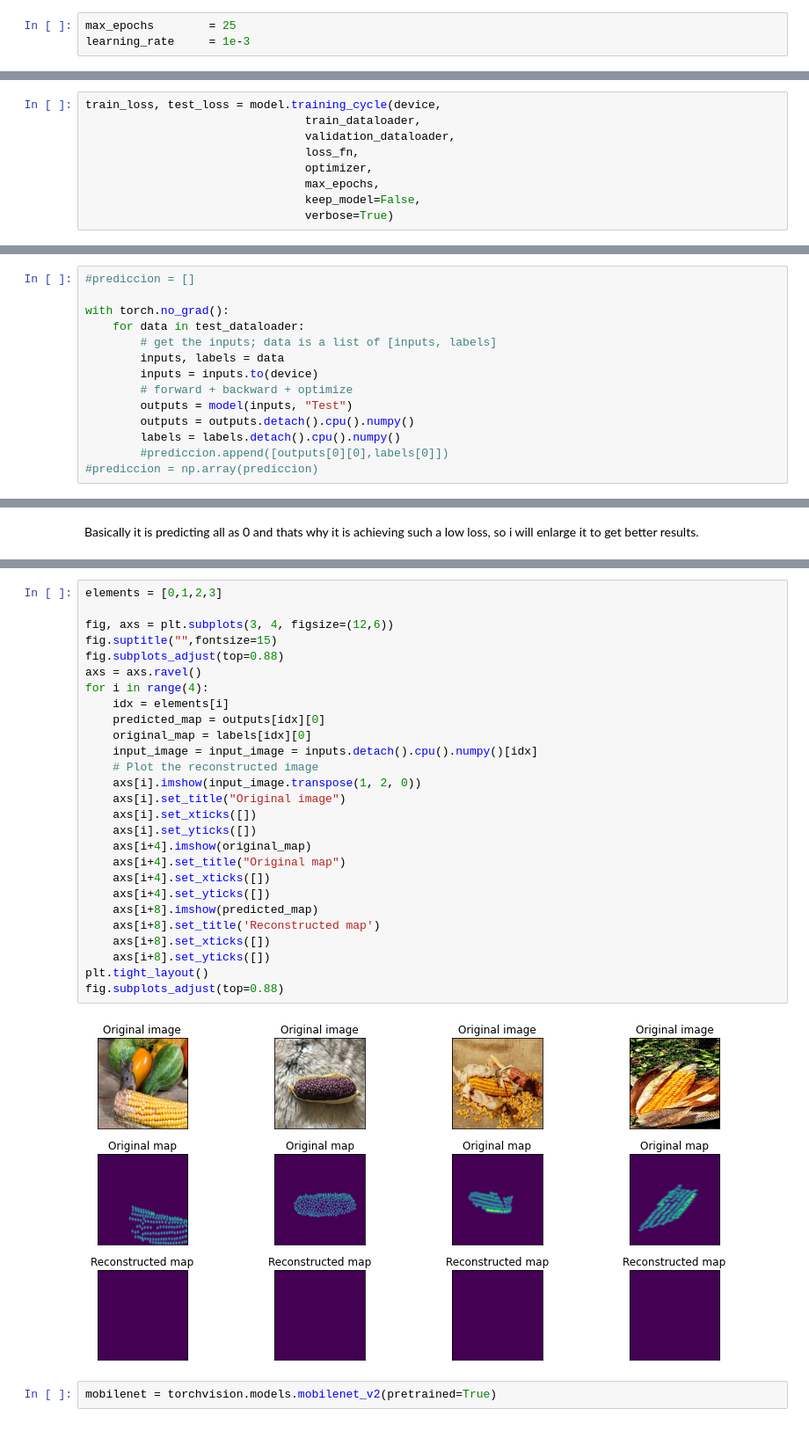
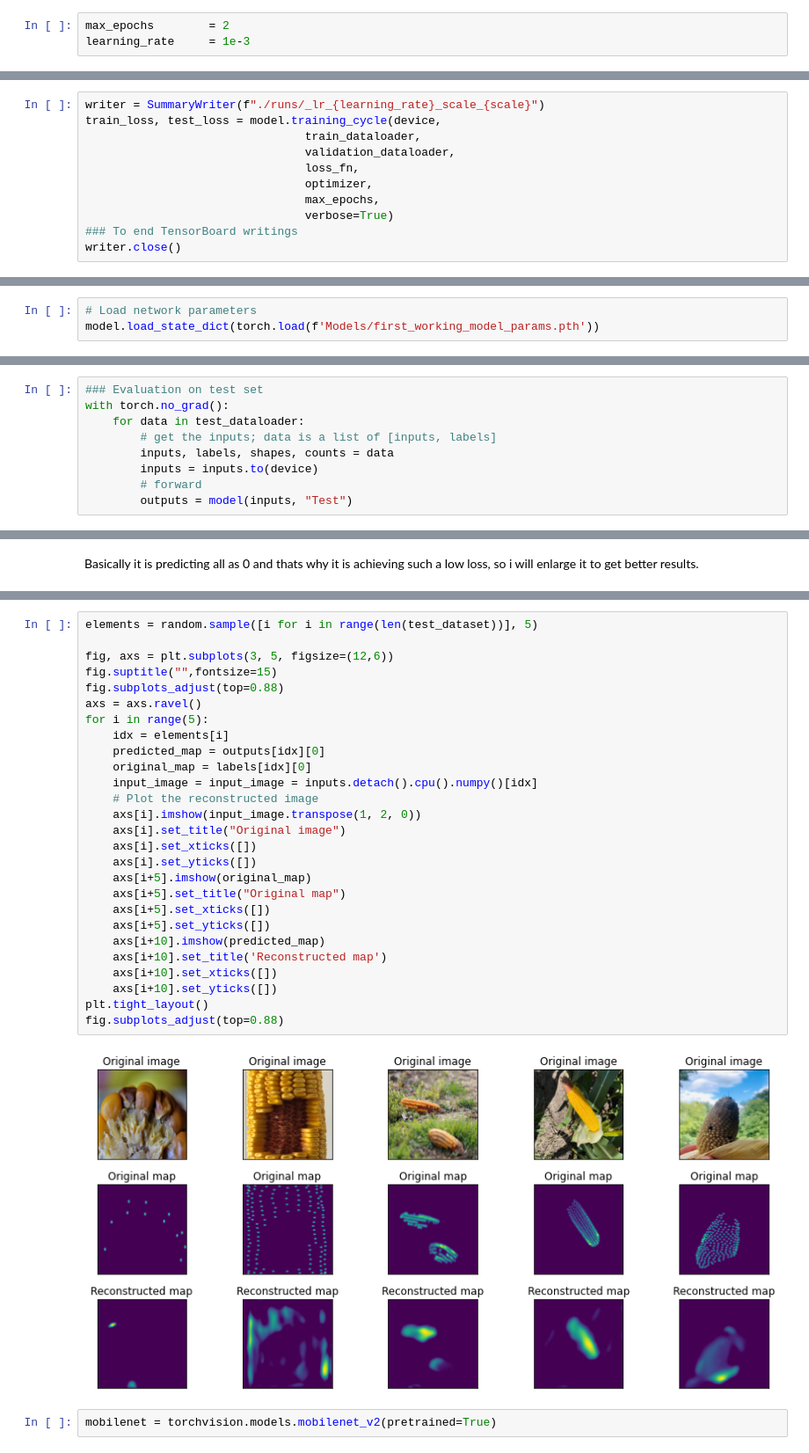
Before and after one commit to hcapettini2/Corn_Kernel_Counter, a Jupyter notebook: Density_based.ipynb, the cells around one changed output, grey strips where cells are left out. Shown: that part at 88% size. Drawn from its saved outputs; the diff is of its cells as text.

```diff
--- a/Density_based.ipynb
+++ b/Density_based.ipynb
@@ -304,5 +338,5 @@ decoder.8.bias True
 # %%
-max_epochs        = 25
+max_epochs        = 2
 learning_rate     = 1e-3
 # %%
 ### Define the loss function for reconstruction
@@ -337,12 +371,14 @@ Map_CNN(
   )
 )
 # %%
+writer = SummaryWriter(f"./runs/_lr_{learning_rate}_scale_{scale}")
 train_loss, test_loss = model.training_cycle(device,
                                 train_dataloader,
                                 validation_dataloader,
                                 loss_fn,
                                 optimizer,
                                 max_epochs,
-                                keep_model=False,
                                 verbose=True)
+### To end TensorBoard writings
+writer.close()
 # %% [output]
@@ -414,0 +414,3 @@ plt.show()
+# %%
+# Load network parameters
+model.load_state_dict(torch.load(f'Models/first_working_model_params.pth'))
@@ -415,14 +419,9 @@ plt.show()
 # %%
-#prediccion = []
-
+### Evaluation on test set
 with torch.no_grad():
     for data in test_dataloader:
         # get the inputs; data is a list of [inputs, labels]
-        inputs, labels = data
+        inputs, labels, shapes, counts = data
         inputs = inputs.to(device)
-        # forward + backward + optimize
+        # forward
         outputs = model(inputs, "Test")
-        outputs = outputs.detach().cpu().numpy()
-        labels = labels.detach().cpu().numpy()
-        #prediccion.append([outputs[0][0],labels[0]])
-#prediccion = np.array(prediccion)
@@ -469,32 +500,32 @@ plt.show()
 # %%
-elements = [0,1,2,3]
+elements = random.sample([i for i in range(len(test_dataset))], 5)
 
-fig, axs = plt.subplots(3, 4, figsize=(12,6))
+fig, axs = plt.subplots(3, 5, figsize=(12,6))
 fig.suptitle("",fontsize=15)
 fig.subplots_adjust(top=0.88)
 axs = axs.ravel()
-for i in range(4):
+for i in range(5):
     idx = elements[i]
     predicted_map = outputs[idx][0]
     original_map = labels[idx][0]
     input_image = input_image = inputs.detach().cpu().numpy()[idx]
     # Plot the reconstructed image
     axs[i].imshow(input_image.transpose(1, 2, 0))
     axs[i].set_title("Original image")
     axs[i].set_xticks([])
     axs[i].set_yticks([])
-    axs[i+4].imshow(original_map)
-    axs[i+4].set_title("Original map")
-    axs[i+4].set_xticks([])
-    axs[i+4].set_yticks([])
-    axs[i+8].imshow(predicted_map)
-    axs[i+8].set_title('Reconstructed map')
-    axs[i+8].set_xticks([])
-    axs[i+8].set_yticks([])
+    axs[i+5].imshow(original_map)
+    axs[i+5].set_title("Original map")
+    axs[i+5].set_xticks([])
+    axs[i+5].set_yticks([])
+    axs[i+10].imshow(predicted_map)
+    axs[i+10].set_title('Reconstructed map')
+    axs[i+10].set_xticks([])
+    axs[i+10].set_yticks([])
 plt.tight_layout()
 fig.subplots_adjust(top=0.88)
 # %% [output]
-[figure, old version]
+[figure, new version]
 # %%
 mobilenet = torchvision.models.mobilenet_v2(pretrained=True)
 # %% [output]
```
Also changed, not shown: parts of 33 cells of this notebook, 15 other files.
